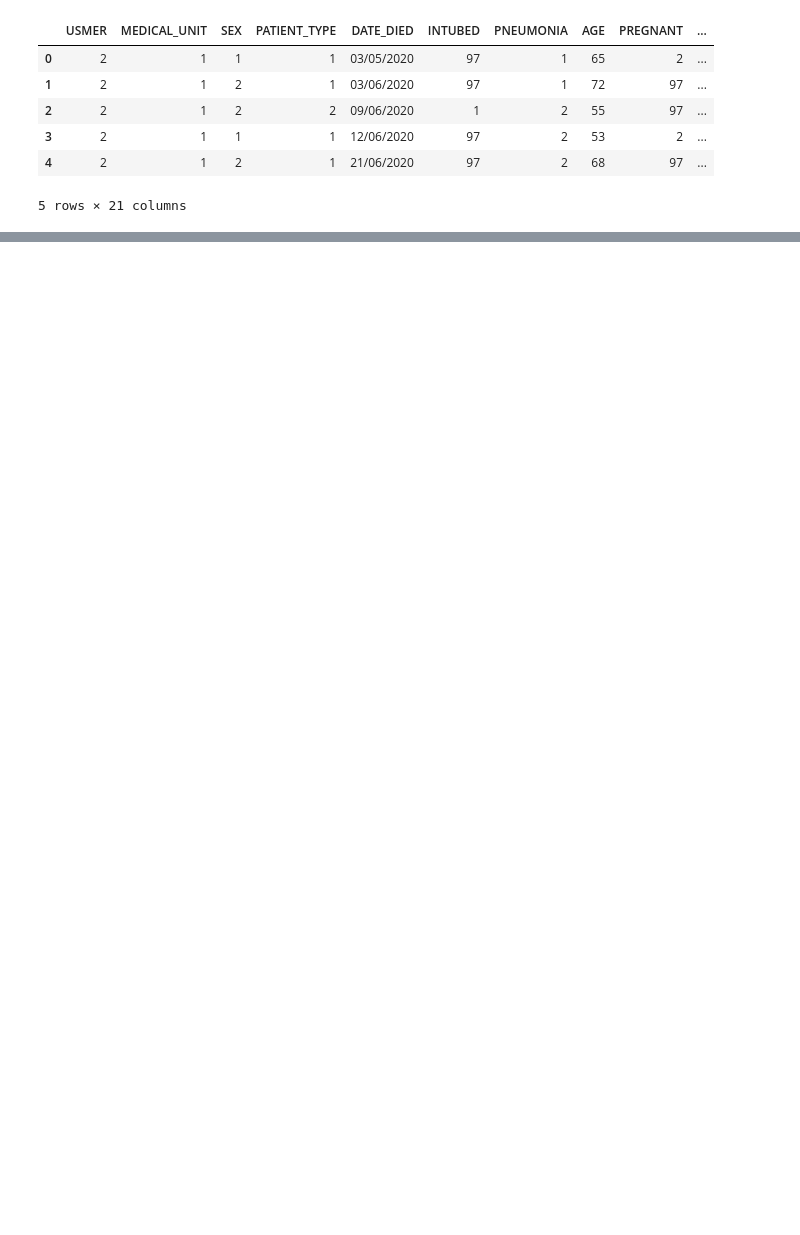
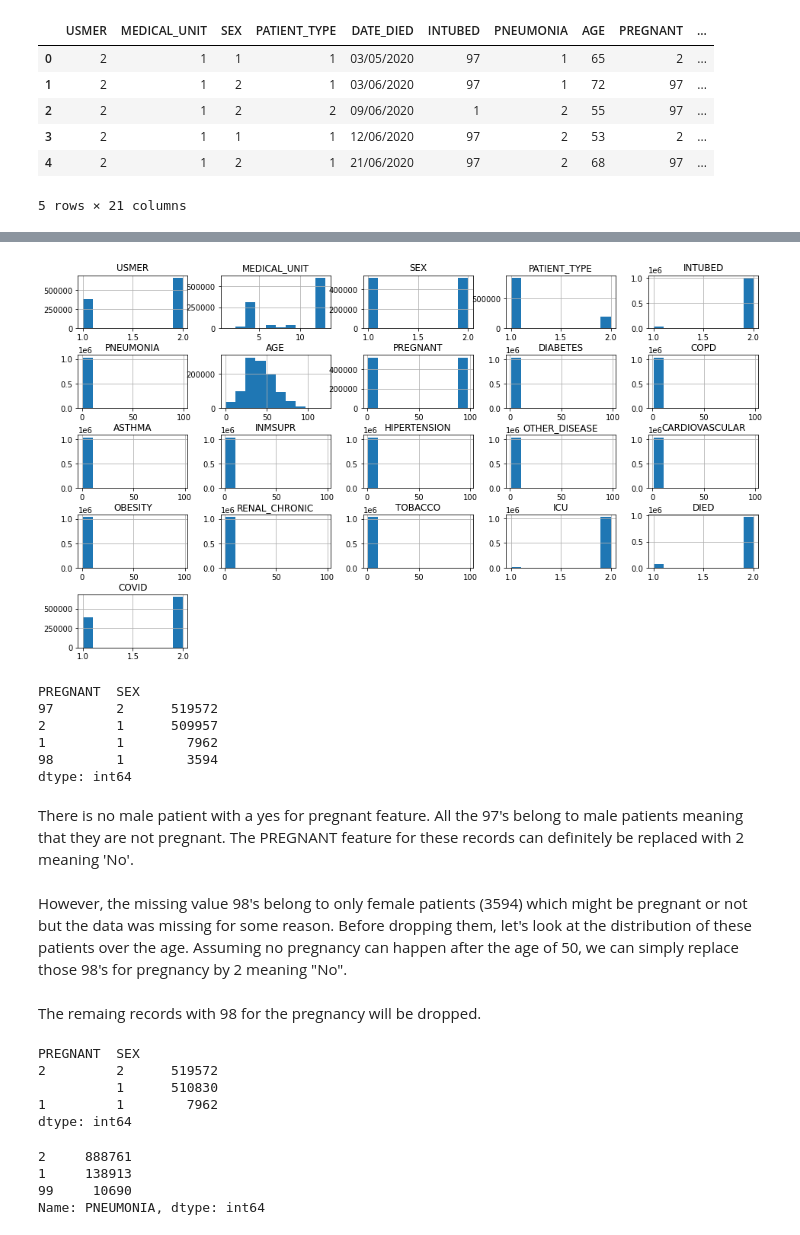
Before and after one commit to azadehansari/CapstoneProject2-COVID_Analysis, a Jupyter notebook: notebooks/Data_Wrandling.ipynb, the cells around one changed output, grey strips where cells are left out. Cells and saved outputs as stored; diff of their text form; code cells hidden in the pictures; blank space fills up the shorter version.

```diff
--- a/notebooks/Data_Wrandling.ipynb
+++ b/notebooks/Data_Wrandling.ipynb
@@ -22,0 +146,11 @@ Index(['USMER', 'MEDICAL_UNIT', 'SEX', 'PATIENT_TYPE', 'DATE_DIED', 'INTUBED',
+# %%
+df.loc[df.DATE_DIED=='9999-99-99','DATE_DIED']=''
+
+df['DATE_DIED'] = pd.to_datetime(df['DATE_DIED'], format='%d/%m/%Y', errors='coerce')
+
+today = dt.datetime.today().date()
+
+df['DIED'] = 2
+df.loc[df.DATE_DIED <= pd.Timestamp(today),'DIED'] = 1
+
+df.drop(columns = ['DATE_DIED'], inplace = True)
@@ -22,0 +159,21 @@ Index(['USMER', 'MEDICAL_UNIT', 'SEX', 'PATIENT_TYPE', 'DATE_DIED', 'INTUBED',
+# %%
+df['COVID'] = np.where(df.CLASIFFICATION_FINAL.isin([1,2,3]),1,2)
+
+df.drop(columns=['CLASIFFICATION_FINAL'], inplace = True)
+# %%
+df.hist(figsize=(16,9))
+plt.subplots_adjust(hspace=0.5)
+plt.show()
+# %% [output]
+[figure, added]
+# %%
+df[['PREGNANT','SEX']].value_counts()
+# %% [output]
+PREGNANT  SEX
+97        2      519572
+2         1      509957
+1         1        7962
+98        1        3594
+dtype: int64
+# %% [markdown]
+There is no male patient with a yes for pregnant feature. All the 97's belong to male patients meaning that they are not pregnant. The PREGNANT feature for these records can definitely be replaced with 2 meaning 'No'.
@@ -22,0 +182,2 @@ Index(['USMER', 'MEDICAL_UNIT', 'SEX', 'PATIENT_TYPE', 'DATE_DIED', 'INTUBED',
+# %% [markdown]
+However, the missing value 98's belong to only female patients (3594) which might be pregnant or not but the data was missing for some reason. Before dropping them, let's look at the distribution of these patients over the age. Assuming no pregnancy can happen after the age of 50, we can simply replace those 98's for pregnancy by 2 meaning "No".
@@ -22,0 +186,2 @@ Index(['USMER', 'MEDICAL_UNIT', 'SEX', 'PATIENT_TYPE', 'DATE_DIED', 'INTUBED',
+# %% [markdown]
+The remaing records with 98 for the pregnancy will be dropped.
@@ -22,0 +190,15 @@ Index(['USMER', 'MEDICAL_UNIT', 'SEX', 'PATIENT_TYPE', 'DATE_DIED', 'INTUBED',
+# %%
+df[['PREGNANT','SEX']].value_counts()
+# %% [output]
+PREGNANT  SEX
+2         2      519572
+          1      510830
+1         1        7962
+dtype: int64
+# %%
+df['PNEUMONIA'].value_counts()
+# %% [output]
+2     888761
+1     138913
+99     10690
+Name: PNEUMONIA, dtype: int64
```
Also changed, not shown: parts of 44 cells of this notebook, 2 other files.
